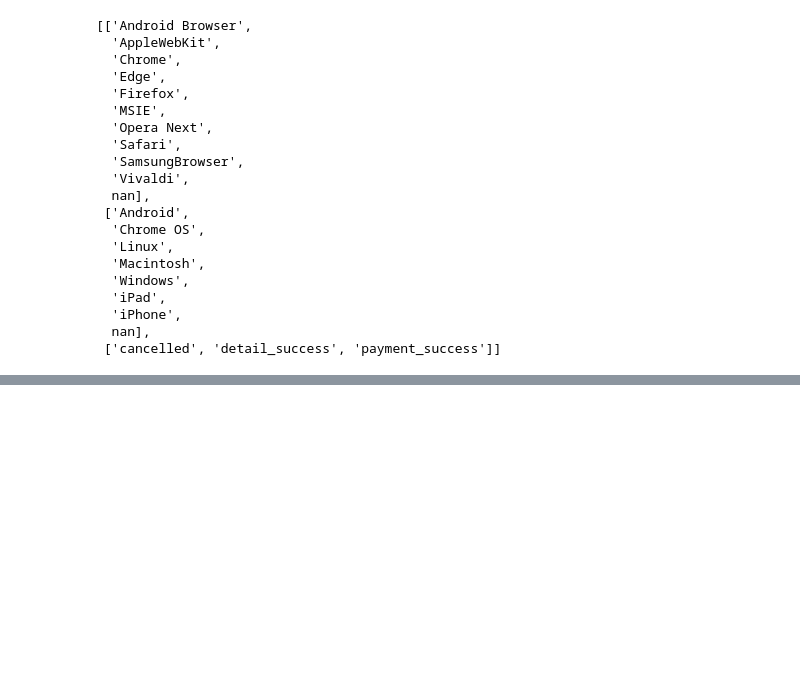
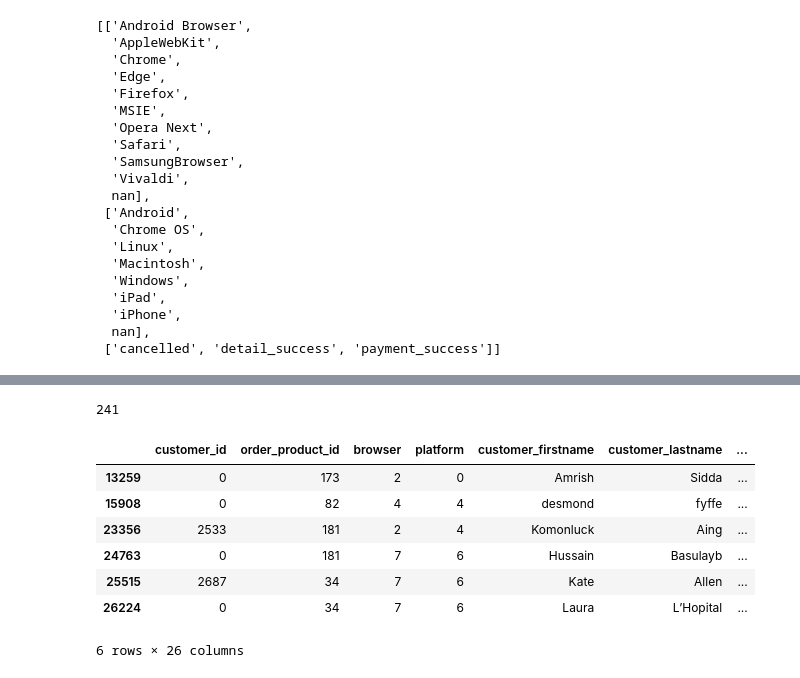
Before and after one commit to RooTBeaM/recommandation_system, a Jupyter notebook: fill_users.ipynb, the cells around one changed output, grey strips where cells are left out. Saved outputs shown, nothing was run; the diff lists cells and outputs as text; code cells hidden in the pictures; blank space fills up the shorter version.

```diff
--- a/fill_users.ipynb
+++ b/fill_users.ipynb
@@ -161,0 +203,15 @@ memory usage: 1.2+ MB
+# %%
+df_order_v1['order_date'][1286].day_of_year
+# %% [output]
+241
+# %%
+df_order_v1[df_order_v1['order_departure_date']<df_order_v1['order_date']]
+# %% [output]
+|  | customer_id | order_product_id | browser | platform | customer_firstname | customer_lastname | ... |
+| 13259 | 0 | 173 | 2 | 0 | Amrish | Sidda | ... |
+| 15908 | 0 | 82 | 4 | 4 | desmond | fyffe | ... |
+| 23356 | 2533 | 181 | 2 | 4 | Komonluck | Aing | ... |
+| 24763 | 0 | 181 | 7 | 6 | Hussain | Basulayb | ... |
+| 25515 | 2687 | 34 | 7 | 6 | Kate | Allen | ... |
+| 26224 | 0 | 34 | 7 | 6 | Laura | L’Hopital | ... |
+6 rows × 26 columns
```
Also changed, not shown: parts of 9 cells of this notebook.
